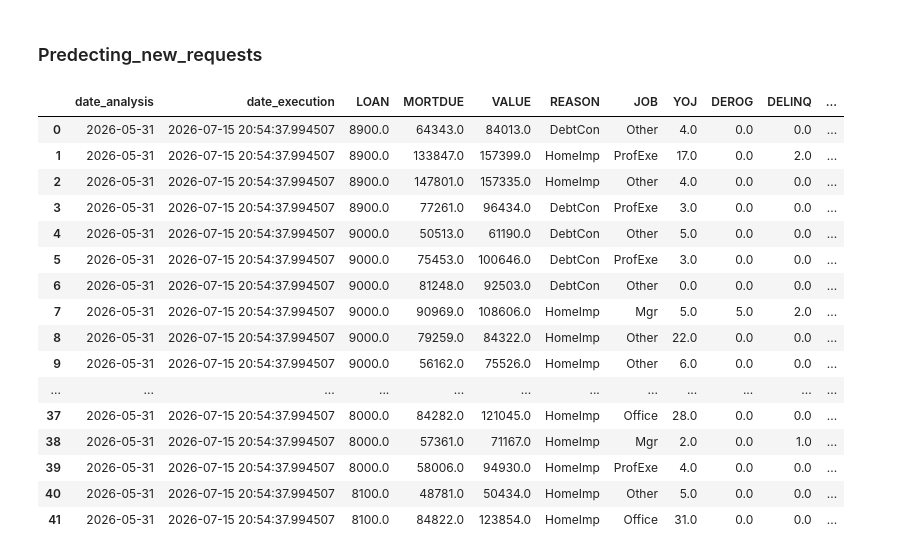
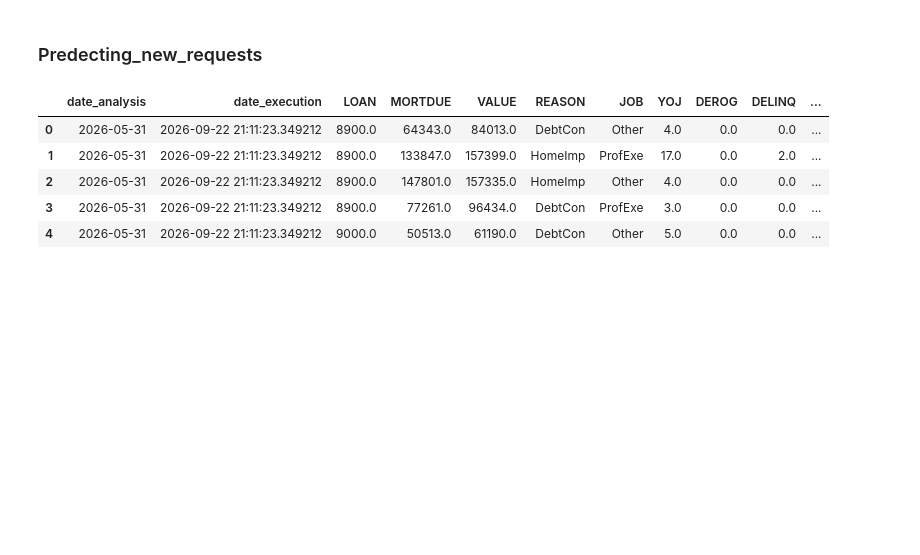
Before and after one commit to hermanfuentes320/default_house_model, a Jupyter notebook: default_mortgage_model.ipynb, the cells around one changed output. Cells and saved outputs as stored; diff of their text form; code cells hidden in the pictures; blank space fills up the shorter version.

```diff
--- a/default_mortgage_model.ipynb
+++ b/default_mortgage_model.ipynb
@@ -546,11 +500,10 @@ if flag_best_model:
 # %%
 conn = pyodbc.connect(conn_str)
 cursor = conn.cursor()
-
 df_models = pd.read_sql("SELECT * FROM model_details", conn)
 df_models['date_analysis'] = pd.to_datetime(df_models['date_analysis'])
 # in case if we need to re-run historical data we are ensuring to use the right model used before
-df_models = df_models[df_models['date_analysis']<date_param]
+df_models = df_models[df_models['date_analysis']<=date_param]
 df_model = df_models[(df_models['model_priority'] == 1) ].sort_values('date_analysis', ascending=False).reset_index(drop=True).loc[0]
 
 
@@ -801,20 +661,9 @@ conn.close()
 # %%
-df_new_requestst_upload
+df_new_requestst_upload.head()
 # %% [output]
 |  | date_analysis | date_execution | LOAN | MORTDUE | VALUE | REASON | JOB | YOJ | DEROG | DELINQ | ... |
-| 0 | 2026-05-31 | 2026-07-15 20:54:37.994507 | 8900.0 | 64343.0 | 84013.0 | DebtCon | Other | 4.0 | 0.0 | 0.0 | ... |
-| 1 | 2026-05-31 | 2026-07-15 20:54:37.994507 | 8900.0 | 133847.0 | 157399.0 | HomeImp | ProfExe | 17.0 | 0.0 | 2.0 | ... |
-| 2 | 2026-05-31 | 2026-07-15 20:54:37.994507 | 8900.0 | 147801.0 | 157335.0 | HomeImp | Other | 4.0 | 0.0 | 0.0 | ... |
-| 3 | 2026-05-31 | 2026-07-15 20:54:37.994507 | 8900.0 | 77261.0 | 96434.0 | DebtCon | ProfExe | 3.0 | 0.0 | 0.0 | ... |
-| 4 | 2026-05-31 | 2026-07-15 20:54:37.994507 | 9000.0 | 50513.0 | 61190.0 | DebtCon | Other | 5.0 | 0.0 | 0.0 | ... |
-| 5 | 2026-05-31 | 2026-07-15 20:54:37.994507 | 9000.0 | 75453.0 | 100646.0 | DebtCon | ProfExe | 3.0 | 0.0 | 0.0 | ... |
-| 6 | 2026-05-31 | 2026-07-15 20:54:37.994507 | 9000.0 | 81248.0 | 92503.0 | DebtCon | Other | 0.0 | 0.0 | 0.0 | ... |
-| 7 | 2026-05-31 | 2026-07-15 20:54:37.994507 | 9000.0 | 90969.0 | 108606.0 | HomeImp | Mgr | 5.0 | 5.0 | 2.0 | ... |
-| 8 | 2026-05-31 | 2026-07-15 20:54:37.994507 | 9000.0 | 79259.0 | 84322.0 | HomeImp | Other | 22.0 | 0.0 | 0.0 | ... |
-| 9 | 2026-05-31 | 2026-07-15 20:54:37.994507 | 9000.0 | 56162.0 | 75526.0 | HomeImp | Other | 6.0 | 0.0 | 0.0 | ... |
-| ... | ... | ... | ... | ... | ... | ... | ... | ... | ... | ... | ... |
-| 37 | 2026-05-31 | 2026-07-15 20:54:37.994507 | 8000.0 | 84282.0 | 121045.0 | HomeImp | Office | 28.0 | 0.0 | 0.0 | ... |
-| 38 | 2026-05-31 | 2026-07-15 20:54:37.994507 | 8000.0 | 57361.0 | 71167.0 | HomeImp | Mgr | 2.0 | 0.0 | 1.0 | ... |
-| 39 | 2026-05-31 | 2026-07-15 20:54:37.994507 | 8000.0 | 58006.0 | 94930.0 | HomeImp | ProfExe | 4.0 | 0.0 | 0.0 | ... |
-| 40 | 2026-05-31 | 2026-07-15 20:54:37.994507 | 8100.0 | 48781.0 | 50434.0 | HomeImp | Other | 5.0 | 0.0 | 0.0 | ... |
-| 41 | 2026-05-31 | 2026-07-15 20:54:37.994507 | 8100.0 | 84822.0 | 123854.0 | HomeImp | Office | 31.0 | 0.0 | 0.0 | ... |
+| 0 | 2026-05-31 | 2026-09-22 21:11:23.349212 | 8900.0 | 64343.0 | 84013.0 | DebtCon | Other | 4.0 | 0.0 | 0.0 | ... |
+| 1 | 2026-05-31 | 2026-09-22 21:11:23.349212 | 8900.0 | 133847.0 | 157399.0 | HomeImp | ProfExe | 17.0 | 0.0 | 2.0 | ... |
+| 2 | 2026-05-31 | 2026-09-22 21:11:23.349212 | 8900.0 | 147801.0 | 157335.0 | HomeImp | Other | 4.0 | 0.0 | 0.0 | ... |
+| 3 | 2026-05-31 | 2026-09-22 21:11:23.349212 | 8900.0 | 77261.0 | 96434.0 | DebtCon | ProfExe | 3.0 | 0.0 | 0.0 | ... |
+| 4 | 2026-05-31 | 2026-09-22 21:11:23.349212 | 9000.0 | 50513.0 | 61190.0 | DebtCon | Other | 5.0 | 0.0 | 0.0 | ... |
```
Also changed, not shown: parts of 33 cells of this notebook, 12 other files.
